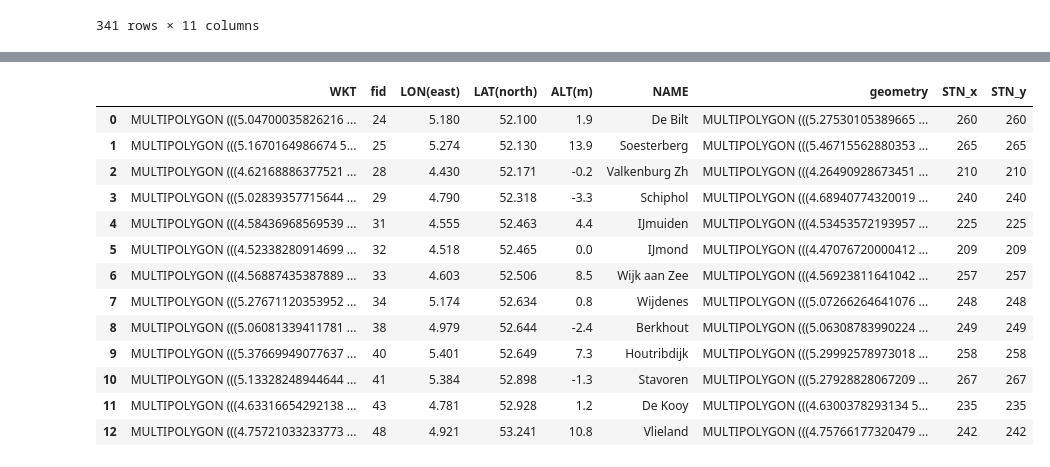
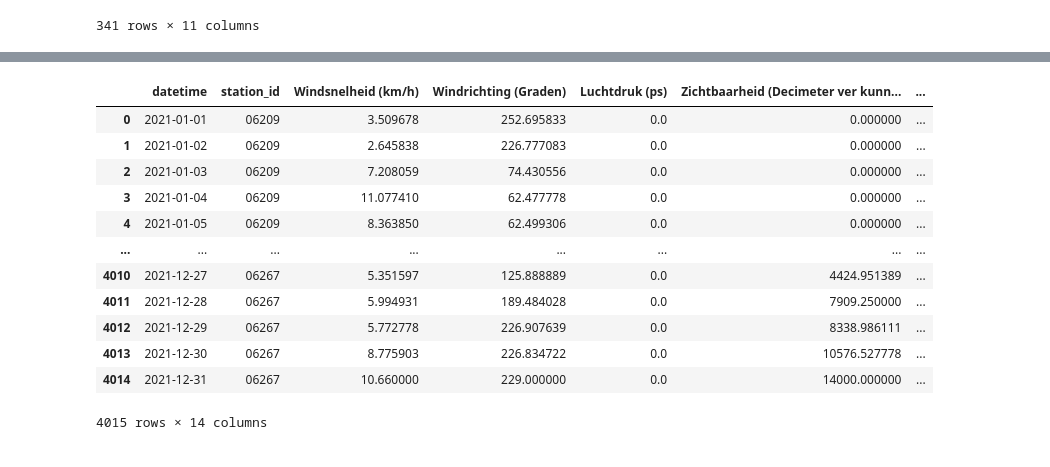
Before and after one commit to tj-072/eindpresentatie_VAv2, a Jupyter notebook: weer.ipynb, the cells around one changed output, grey strips where cells are left out. Drawn from its saved outputs; the diff is of its cells as text; code cells hidden in the pictures.

```diff
--- a/weer.ipynb
+++ b/weer.ipynb
@@ -239,12 +239,17 @@ api_data['station_id'] = weather_stats['station_id'][0]
 api_data.head()
 # %%
 import pandas as pd
+from datetime import date, timedelta, datetime
+import pandas as pd
+import geopandas as gpd
+import seaborn as sns
 noord_holland = pd.read_csv('weerstations_noordholland.csv',sep=';')
 api_data = pd.read_csv('apidata_2021.csv')
 api_data = api_data.drop(columns=['Unnamed: 0'])
 api_data['datetime'] = pd.to_datetime(api_data['datetime'])
 api_data = api_data.groupby([api_data['datetime'].dt.date, api_data['station_id']])[['Windsnelheid (km/h)', 'Windrichting (Graden)', 'Luchtdruk (ps)', 'Zichtbaarheid (Decimeter ver kunnen kijken)', 'Regenval (mm/h)', 'Temperatuur (C)',	'Weercode']].mean().reset_index()
 api_data['station_id'] = api_data['station_id'].astype(str)
+api_data['station_id'] = '0'+api_data['station_id']
 # %%
 token = "eyJvcmciOiI1ZTU1NGUxOTI3NGE5NjAwMDEyYTNlYjEiLCJpZCI6IjcxZGFmYmI1NGZkYTQ4NjI5ZGU0Mjk5OTM1ZDlmMzdmIiwiaCI6Im11cm11cjEyOCJ9"
 headers = {"Authorization": token}
@@ -268,45 +273,46 @@ def month(month):
     weerstat['station_id'] = '0'
     weerstat['date'] = date(year=2021, month=month, day=1)
     weerstat['NAME'] = weerstat['NAME'].str.lower()
     for i in weerstat.index:
         for j in df.index:
             if weerstat.loc[i, 'NAME'] in df.loc[j, 'Naam']:
                 weerstat.loc[i, 'station_id'] = df.loc[j, 'id']
             if weerstat['NAME'][i] == 'gilze-rijen':
                 weerstat.loc[i, 'station_id'] = '06350'
             if weerstat['NAME'][i] == 'cabauw mast':
                 weerstat.loc[i, 'station_id'] = '06348'
             if weerstat['NAME'][i] == 'valkenburg zh':
                 weerstat.loc[i, 'station_id'] = '06210'
             if weerstat['NAME'][i] == 'hoorn terschelling':
                 weerstat.loc[i, 'station_id'] = '06251'
             if weerstat['NAME'][i] == 'tholen':
                 weerstat.loc[i, 'station_id'] = '06310'
             if weerstat['NAME'][i] == 'hoofdplaat':
                 weerstat.loc[i, 'station_id'] = '06310'
             if weerstat['NAME'][i] == 'schaar':
                 weerstat.loc[i, 'station_id'] = '06310'
 
     weerstat = weerstat[weerstat['station_id'].isin(locations)]
     weerstat = weerstat.reset_index(drop=True)
     return weerstat.copy()
 
 
 weather_stats = month(1)
 
-weather_stats
+api_data = api_data.merge(weather_stats, left_on='station_id', right_on='station_id')
+api_data = api_data.drop(columns=['fid', 'ALT(m)', 'STN_x', 'STN_y', 'date'])
+api_data
 # %% [output]
-|  | WKT | fid | LON(east) | LAT(north) | ALT(m) | NAME | geometry | STN_x | STN_y |
-| 0 | MULTIPOLYGON (((5.04700035826216 ... | 24 | 5.180 | 52.100 | 1.9 | De Bilt | MULTIPOLYGON (((5.27530105389665 ... | 260 | 260 |
-| 1 | MULTIPOLYGON (((5.1670164986674 5... | 25 | 5.274 | 52.130 | 13.9 | Soesterberg | MULTIPOLYGON (((5.46715562880353 ... | 265 | 265 |
-| 2 | MULTIPOLYGON (((4.62168886377521 ... | 28 | 4.430 | 52.171 | -0.2 | Valkenburg Zh | MULTIPOLYGON (((4.26490928673451 ... | 210 | 210 |
-| 3 | MULTIPOLYGON (((5.02839357715644 ... | 29 | 4.790 | 52.318 | -3.3 | Schiphol | MULTIPOLYGON (((4.68940774320019 ... | 240 | 240 |
-| 4 | MULTIPOLYGON (((4.58436968569539 ... | 31 | 4.555 | 52.463 | 4.4 | IJmuiden | MULTIPOLYGON (((4.53453572193957 ... | 225 | 225 |
-| 5 | MULTIPOLYGON (((4.52338280914699 ... | 32 | 4.518 | 52.465 | 0.0 | IJmond | MULTIPOLYGON (((4.47076720000412 ... | 209 | 209 |
-| 6 | MULTIPOLYGON (((4.56887435387889 ... | 33 | 4.603 | 52.506 | 8.5 | Wijk aan Zee | MULTIPOLYGON (((4.56923811641042 ... | 257 | 257 |
-| 7 | MULTIPOLYGON (((5.27671120353952 ... | 34 | 5.174 | 52.634 | 0.8 | Wijdenes | MULTIPOLYGON (((5.07266264641076 ... | 248 | 248 |
-| 8 | MULTIPOLYGON (((5.06081339411781 ... | 38 | 4.979 | 52.644 | -2.4 | Berkhout | MULTIPOLYGON (((5.06308783990224 ... | 249 | 249 |
-| 9 | MULTIPOLYGON (((5.37669949077637 ... | 40 | 5.401 | 52.649 | 7.3 | Houtribdijk | MULTIPOLYGON (((5.29992578973018 ... | 258 | 258 |
-| 10 | MULTIPOLYGON (((5.13328248944644 ... | 41 | 5.384 | 52.898 | -1.3 | Stavoren | MULTIPOLYGON (((5.27928828067209 ... | 267 | 267 |
-| 11 | MULTIPOLYGON (((4.63316654292138 ... | 43 | 4.781 | 52.928 | 1.2 | De Kooy | MULTIPOLYGON (((4.6300378293134 5... | 235 | 235 |
-| 12 | MULTIPOLYGON (((4.75721033233773 ... | 48 | 4.921 | 53.241 | 10.8 | Vlieland | MULTIPOLYGON (((4.75766177320479 ... | 242 | 242 |
+|  | datetime | station_id | Windsnelheid (km/h) | Windrichting (Graden) | Luchtdruk (ps) | Zichtbaarheid (Decimeter ver kunn... | ... |
+| 0 | 2021-01-01 | 06209 | 3.509678 | 252.695833 | 0.0 | 0.000000 | ... |
+| 1 | 2021-01-02 | 06209 | 2.645838 | 226.777083 | 0.0 | 0.000000 | ... |
+| 2 | 2021-01-03 | 06209 | 7.208059 | 74.430556 | 0.0 | 0.000000 | ... |
+| 3 | 2021-01-04 | 06209 | 11.077410 | 62.477778 | 0.0 | 0.000000 | ... |
+| 4 | 2021-01-05 | 06209 | 8.363850 | 62.499306 | 0.0 | 0.000000 | ... |
+| ... | ... | ... | ... | ... | ... | ... | ... |
+| 4010 | 2021-12-27 | 06267 | 5.351597 | 125.888889 | 0.0 | 4424.951389 | ... |
+| 4011 | 2021-12-28 | 06267 | 5.994931 | 189.484028 | 0.0 | 7909.250000 | ... |
+| 4012 | 2021-12-29 | 06267 | 5.772778 | 226.907639 | 0.0 | 8338.986111 | ... |
+| 4013 | 2021-12-30 | 06267 | 8.775903 | 226.834722 | 0.0 | 10576.527778 | ... |
+| 4014 | 2021-12-31 | 06267 | 10.660000 | 229.000000 | 0.0 | 14000.000000 | ... |
+4015 rows × 14 columns
```
Also changed, not shown: parts of 1 cell of this notebook, 1 other file.
